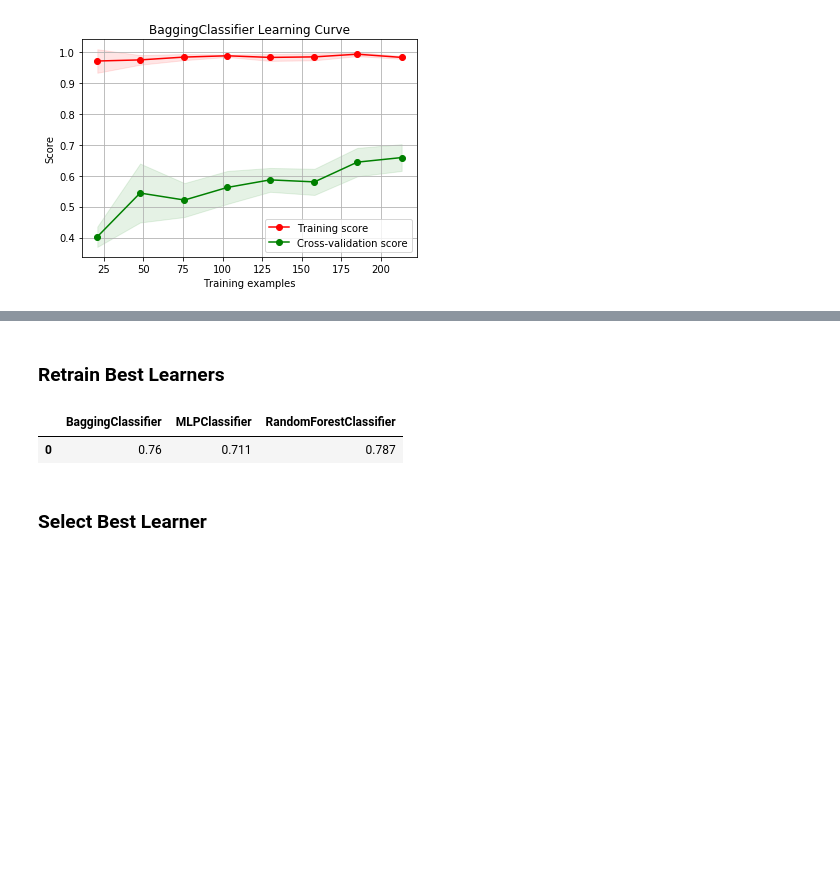
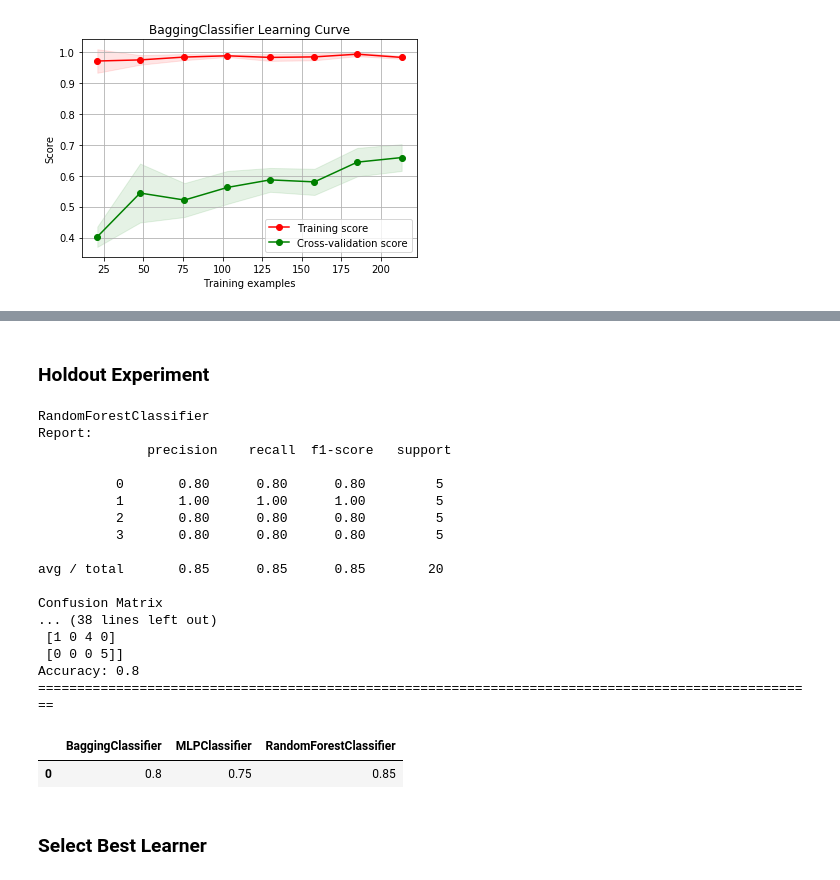
Before and after one commit to cojowy/lunar_lander, a Jupyter notebook: Task1.ipynb, the cells around one changed output, grey strips where cells are left out. Saved outputs shown, nothing was run; the diff lists cells and outputs as text; code cells hidden in the pictures; blank space fills up the shorter version.

Commit message:
Task 1 v6
Holdout included

```diff
--- a/Task1.ipynb
+++ b/Task1.ipynb
@@ -319,12 +334,3 @@ for clf in clfs:
 [figure]
 [figure]
 [figure]
-# %%
-#Learning Curves for entire dataset
-for clf in clfs:
-    clf_name = str(clf).split(".")[-1][:-2]
-    params = selected_params[clf_name]
-    plot_learning_curve(clf(**params),
-                        clf_name+' Learning',
-                        X_rus, y_rus,
-                    cv=learning_curve_folds)
@@ -335,19 +337,52 @@ for clf in clfs:
-# %% [markdown]
-### Retrain Best Learners
-# %%
-# 10xCV on entire data using selected params
-final_cv_scores={}
-for clf in clfs:
-    clf_name = str(clf).split(".")[-1][:-2]
-    params = selected_params[clf_name]
-    final_cv_scores[clf_name] = np.mean(cross_val_score(clf(**params),
-                                                        X_rus, y_rus,
-                                                        cv=cv_experiment_folds))
-
-pd.DataFrame(final_cv_scores, [0]).round(3)
-# %% [output]
-|  | BaggingClassifier | MLPClassifier | RandomForestClassifier |
-| 0 | 0.76 | 0.711 | 0.787 |
+# %% [markdown]
+### Holdout Experiment
+# %%
+#Evaluate with Test dataset
+holdout_scores ={}
+for clf in clfs:
+    clf_name = str(clf).split(".")[-1][:-2]
+    params = selected_params[clf_name]
+    model = clf(**params)
+
+    #fit model and make predictions
+    model.fit(X_train, y_train)
+    pred = model.predict(X_test)
+
+    #store holdout scores
+    holdout_scores[clf_name] = metrics.accuracy_score(y_test, pred)
+
+    # Print performance overview
+    print(clf_name)
+    print('Report:\n',metrics.classification_report(y_test, pred))
+    print("Confusion Matrix\n", metrics.confusion_matrix(y_test, pred))
+
+    #Accuracy
+    print('Accuracy:',metrics.accuracy_score(y_test, pred))
+    print('='*100)
+
+
+
+pd.DataFrame(holdout_scores, [0]).round(3)
+# %% [output]
+RandomForestClassifier
+Report:
+              precision    recall  f1-score   support
+
+          0       0.80      0.80      0.80         5
+          1       1.00      1.00      1.00         5
+          2       0.80      0.80      0.80         5
+          3       0.80      0.80      0.80         5
+
+avg / total       0.85      0.85      0.85        20
+
+Confusion Matrix
+... (38 lines left out)
+ [1 0 4 0]
+ [0 0 0 5]]
+Accuracy: 0.8
+====================================================================================================
+|  | BaggingClassifier | MLPClassifier | RandomForestClassifier |
+| 0 | 0.8 | 0.75 | 0.85 |
 # %% [markdown]
 ### Select Best Learner
 # %%
```
Also changed, not shown: parts of 18 cells of this notebook.
